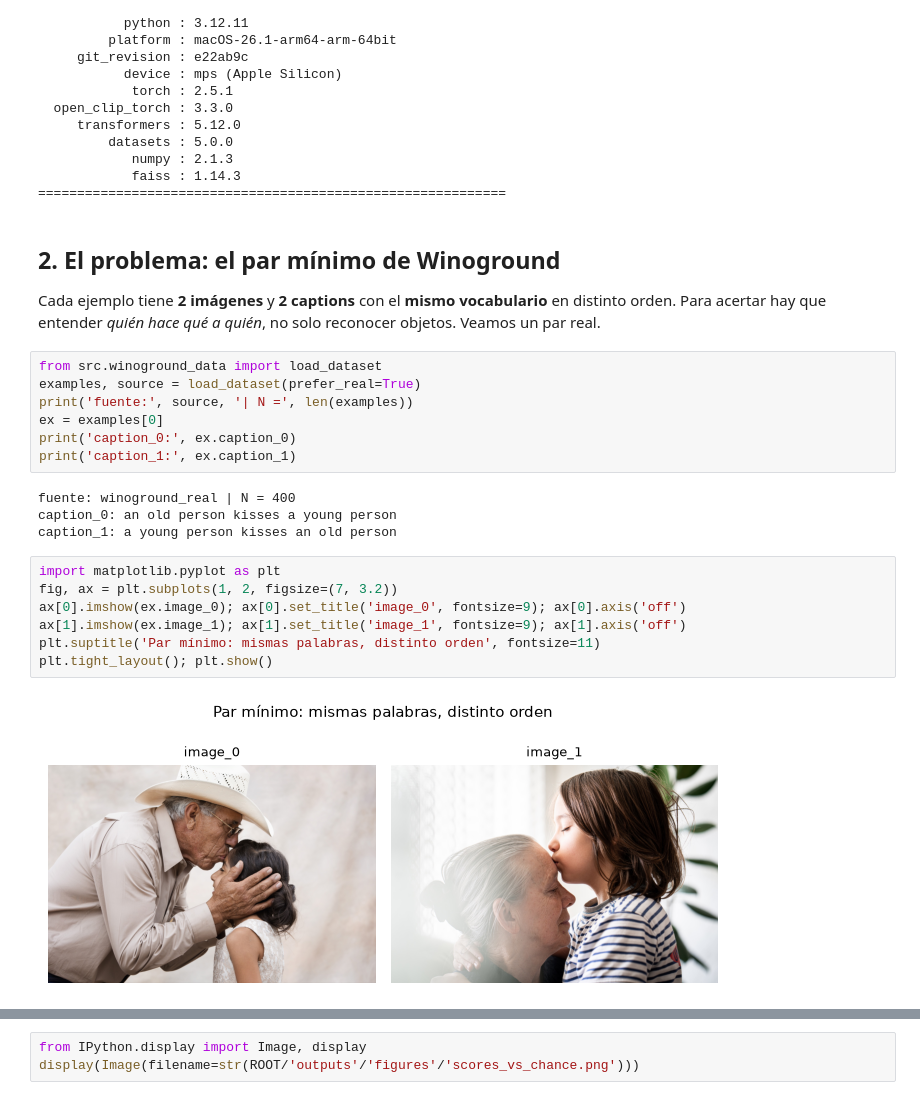
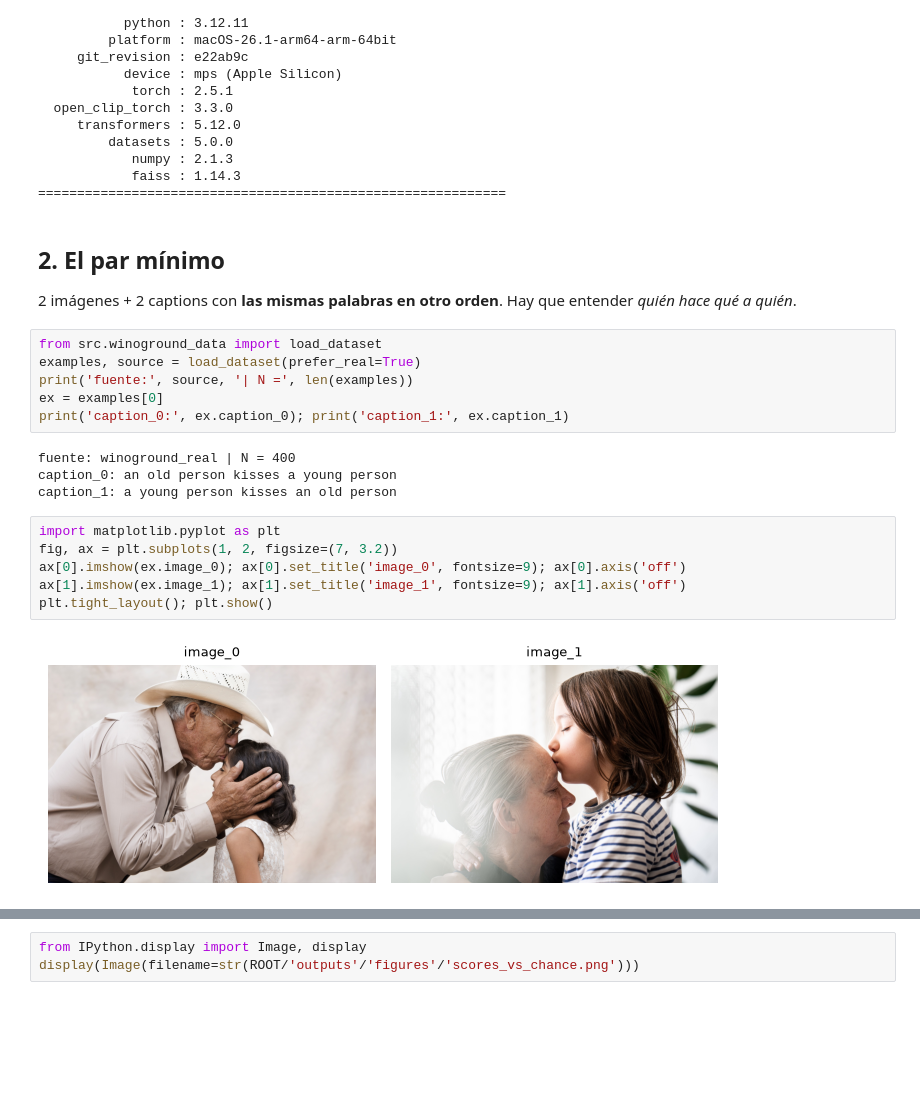
Before and after one commit to nielspac177/Winoground-Evaluating-CLIP-MCC225, a Jupyter notebook: notebooks/Winoground_Eval_MCC225.ipynb, the cells around one changed output, grey strips where cells are left out. Drawn from its saved outputs; the diff is of its cells as text; blank space fills up the shorter version.

```diff
--- a/notebooks/Winoground_Eval_MCC225.ipynb
+++ b/notebooks/Winoground_Eval_MCC225.ipynb
@@ -35,15 +29,14 @@ HOJA DE TRAZABILIDAD — ENTORNO DE EJECUCIÓN (MCC225)
             faiss : 1.14.3
 ============================================================
 # %% [markdown]
-## 2. El problema: el par mínimo de Winoground
-Cada ejemplo tiene **2 imágenes** y **2 captions** con el **mismo vocabulario** en distinto orden. Para acertar hay que entender *quién hace qué a quién*, no solo reconocer objetos. Veamos un par real.
+## 2. El par mínimo
+2 imágenes + 2 captions con **las mismas palabras en otro orden**. Hay que entender *quién hace qué a quién*.
 # %%
 from src.winoground_data import load_dataset
 examples, source = load_dataset(prefer_real=True)
 print('fuente:', source, '| N =', len(examples))
 ex = examples[0]
-print('caption_0:', ex.caption_0)
-print('caption_1:', ex.caption_1)
+print('caption_0:', ex.caption_0); print('caption_1:', ex.caption_1)
 # %% [output]
 fuente: winoground_real | N = 400
 caption_0: an old person kisses a young person
@@ -51,9 +44,8 @@ caption_1: a young person kisses an old person
 # %%
 import matplotlib.pyplot as plt
 fig, ax = plt.subplots(1, 2, figsize=(7, 3.2))
 ax[0].imshow(ex.image_0); ax[0].set_title('image_0', fontsize=9); ax[0].axis('off')
 ax[1].imshow(ex.image_1); ax[1].set_title('image_1', fontsize=9); ax[1].axis('off')
-plt.suptitle('Par mínimo: mismas palabras, distinto orden', fontsize=11)
 plt.tight_layout(); plt.show()
 # %% [output]
-[figure, old version]
+[figure, new version]
```
Also changed, not shown: parts of 19 cells of this notebook, 1 other file.
